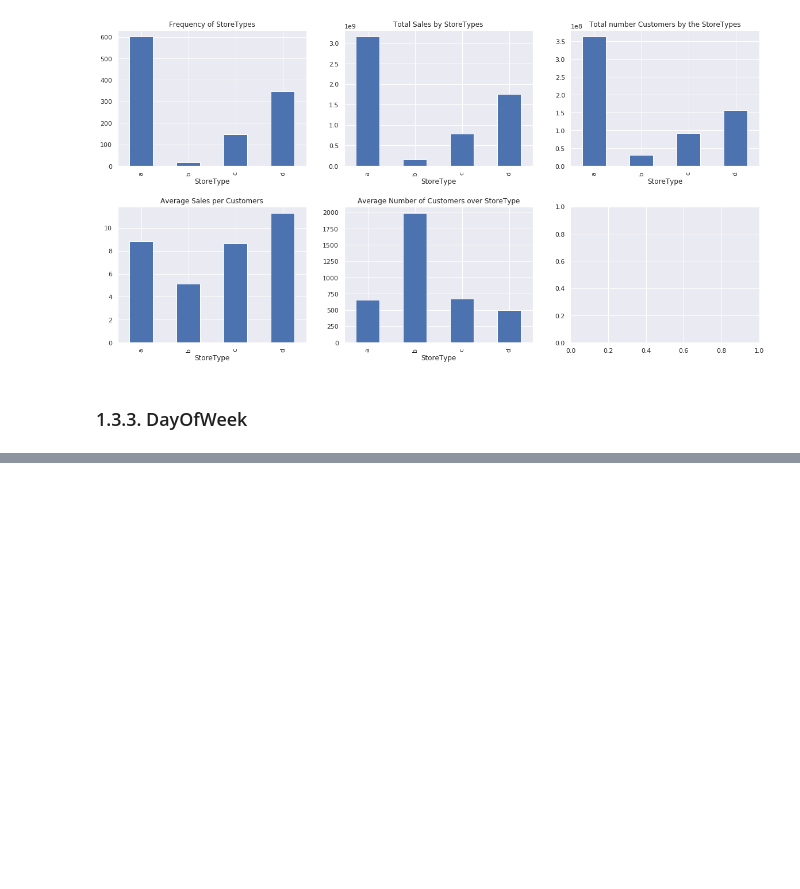
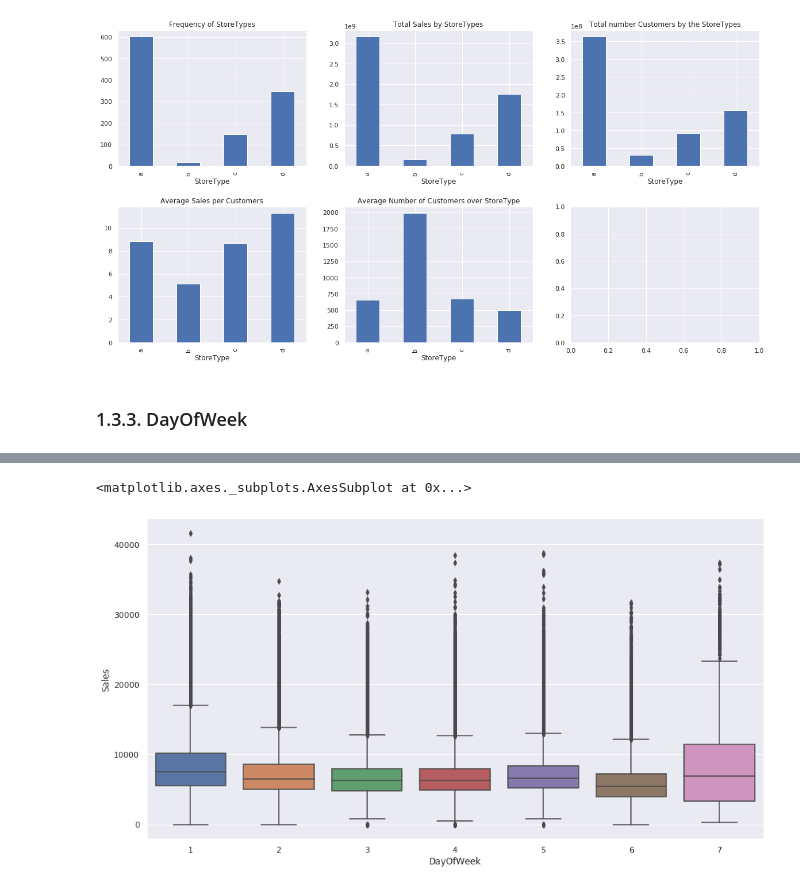
Before and after one commit to markostevankovic/Rossmann_Store_Sales, a Jupyter notebook: RossmanStoreSales.ipynb, the cells around one changed output, grey strips where cells are left out. Saved outputs shown, nothing was run; the diff lists cells and outputs as text; code cells hidden in the pictures; blank space fills up the shorter version.

```diff
--- a/RossmanStoreSales.ipynb
+++ b/RossmanStoreSales.ipynb
@@ -735,0 +811,7 @@ sns.boxplot(x="DayOfWeek", y="Sales", hue="Promo", data=train_ds)
+# %%
+plt.figure(figsize=(15,8))
+sns.boxplot(x="DayOfWeek", y="Sales", data=train_ds[train_ds.Open==1])
+# Once again, it is confirmed that Sales have peak on Sunday!
+# %% [output]
+<matplotlib.axes._subplots.AxesSubplot at 0x...>
+[figure, added]
```
Also changed, not shown: parts of 45 cells of this notebook.
